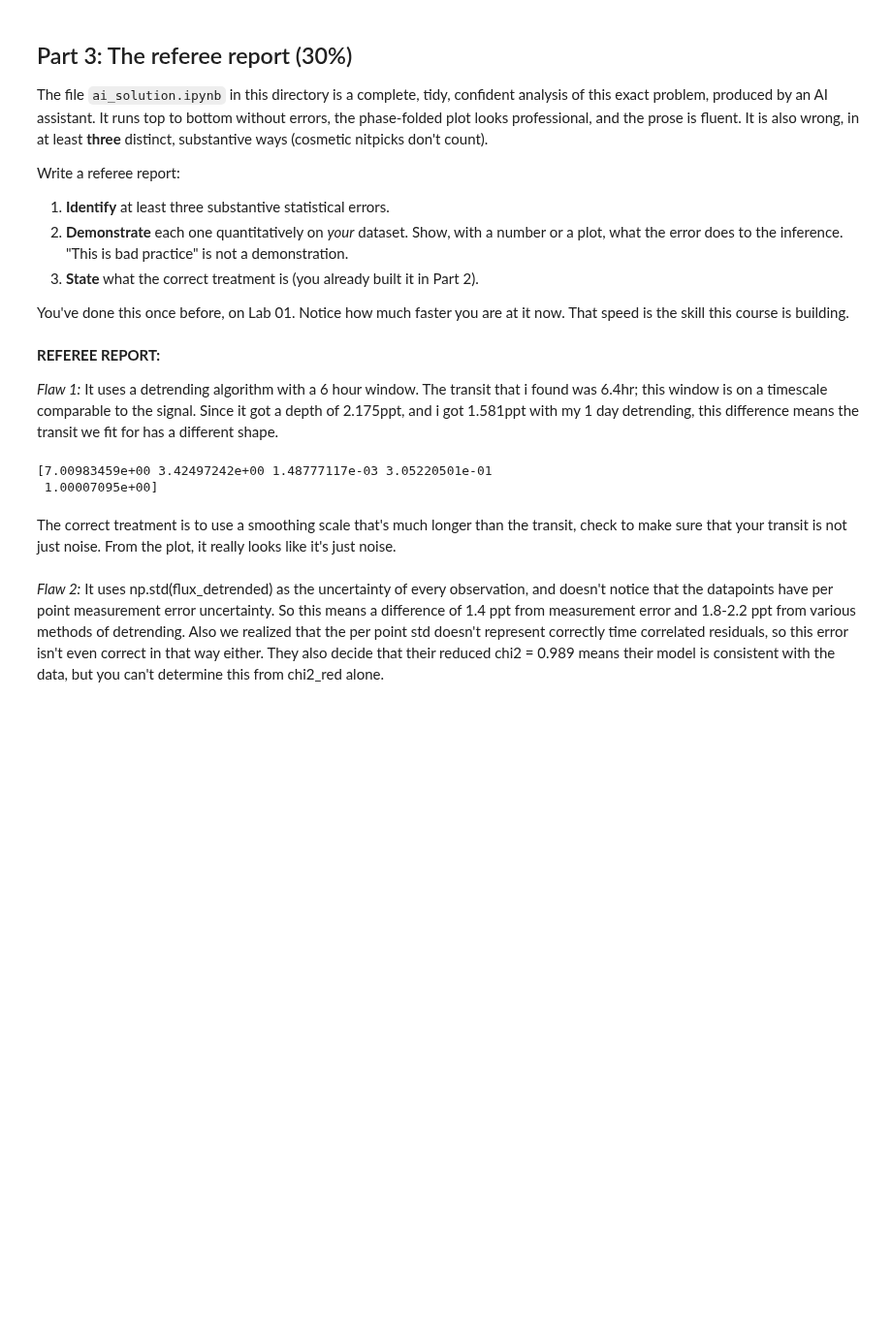
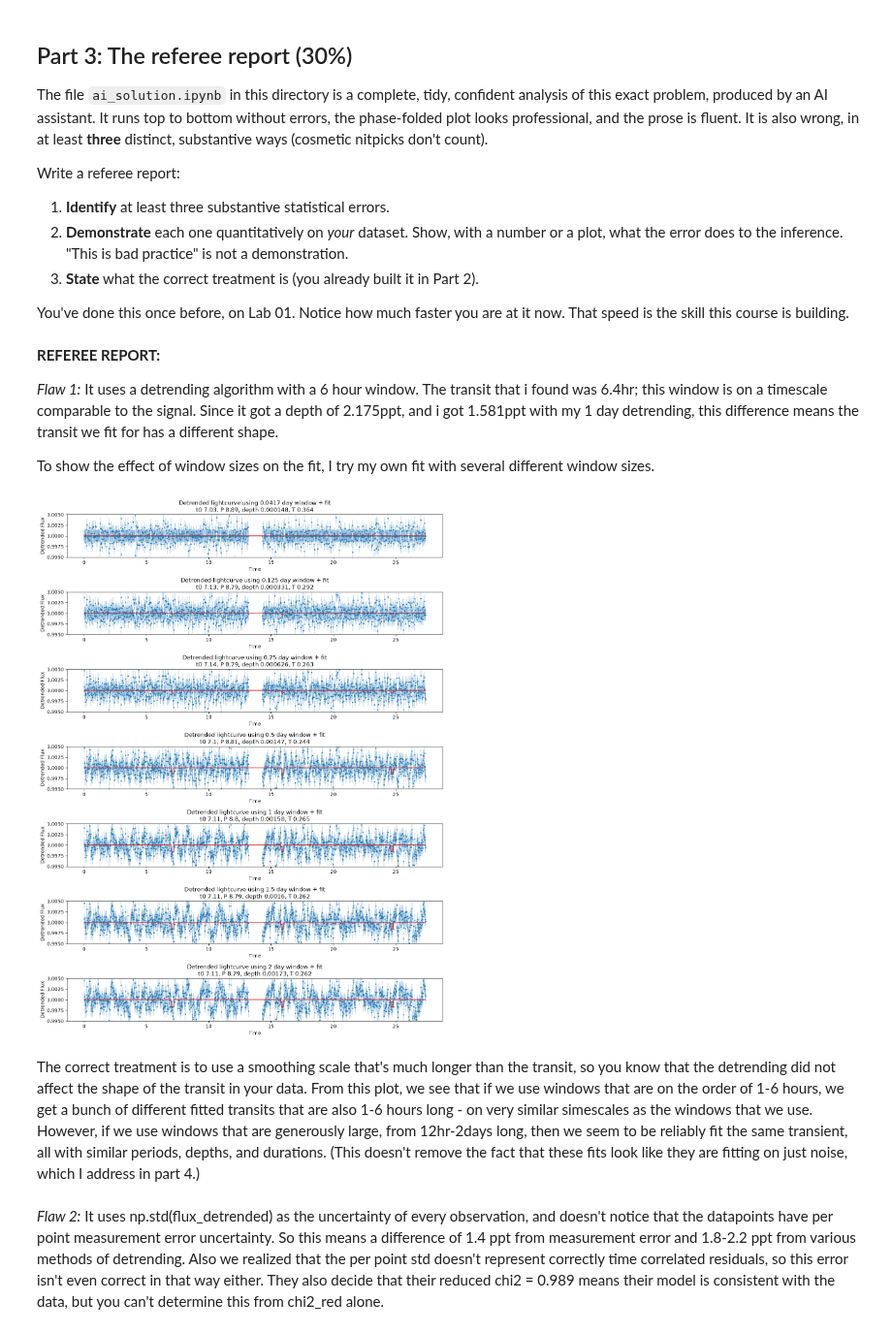
Before and after one commit to AustinMathison/ast457_2026_Fall, a Jupyter notebook: submissions/cmemery2/lab03.ipynb, the cells around one changed output. Shown at 97% size. Cells and saved outputs as stored; diff of their text form; code cells hidden in the pictures; blank space fills up the shorter version.

Commit message:
Accidentally forgot to commit the last part of of lab 3 last week

```diff
--- a/submissions/cmemery2/lab03.ipynb
+++ b/submissions/cmemery2/lab03.ipynb
@@ -576,20 +577,56 @@ That speed is the skill this course is building.
 
 *Flaw 1:*
 It uses a detrending algorithm with a 6 hour window. The transit that i found was 6.4hr; this window is on a timescale comparable to the signal. Since it got a depth of 2.175ppt, and i got 1.581ppt with my 1 day detrending, this difference means the transit we fit for has a different shape.
+
+To show the effect of window sizes on the fit, I try my own fit with several different window sizes.
 # %%
-# Part 3: demonstrations here
-x0 = np.array([7.1, 1.709070907090709*2, 0.001, 0.25, 1.0])
-res = fit_transit(x0)
 
-my_fit_param = res.x
-bad_fit_param = [7.52665873e+00, 8.81709466e+00, 2.17541245e-03, 8.88785699e-02, 9.99830310e-01]
+def neg2logL(theta):
+    t0, period, depth, duration, baseline = theta
+    model = transit_model(t, t0, period, depth, duration, baseline)
+    resid = flux_detrended - model
+    return np.sum(resid**2 / sigma_detrended**2 + np.log(sigma_detrended**2))
+def fit_transit(x0):
+    return minimize(neg2logL, x0=x0, method='Nelder-Mead',
+                    options={'xatol': 1e-8, 'fatol': 1e-8, 'maxiter': 5000})
+window_lengths = [1/24, 3/24, 6/24, 12/24, 1, 1.5, 2]
+fig, ax = plt.subplots(len(window_lengths), 1, figsize=(12, 16))
+for i, window_length in enumerate(window_lengths):
+    window = int(round(window_length / cadence))
+    if window % 2 == 0:
+        window += 1
+    trend = median_filter(flux,size=window,)
+    flux_detrended = flux /trend
+    sigma_detrended = sigma/trend
 
-print(my_fit_param)
+
+    x0 = np.array([7.1, 8.79, 0.001, 0.25, 1.0])
+    res = fit_transit(x0)
+    t0_fit, P_fit, depth_fit, T_fit, F0_fit = res.x
+    model_fit = transit_model(t, t0_fit, P_fit, depth_fit, T_fit, F0_fit)
+    residuals = flux_detrended - model_fit
+
+    phase = ((t - t0_fit + 0.5 * P_fit) % P_fit) - 0.5 * P_fit
+    phase_grid = np.linspace(-0.5, 0.5, 2000)
+    model_phase = transit_model(t0_fit + phase_grid, t0_fit, P_fit, depth_fit, T_fit, F0_fit)
+    model_phase2 = transit_model(t, t0_fit, P_fit, depth_fit, T_fit, F0_fit)
+
+
+
+    ax[i].errorbar(t, flux_detrended, yerr=sigma_detrended, fmt='.', ms=2, alpha=.25)
+    ax[i].scatter(t, flux_detrended, s=3)
+    ax[i].plot(t, model_phase2, color='tab:red')
+    ax[i].set_xlabel("Time")
+    ax[i].set_ylabel("Detrended Flux")
+    ax[i].set_title(f"Detrended lightcurve using {window_length:.3g} day window + fit\n"+\
+                    f"t0 {t0_fit:.3g}, P {P_fit:.3g}, depth {depth_fit:.3g}, T {T_fit:.3g}")
+    ax[i].set_ylim(0.995, 1.005)
+plt.tight_layout()
+plt.show()
 # %% [output]
-[7.00983459e+00 3.42497242e+00 1.48777117e-03 3.05220501e-01
- 1.00007095e+00]
+[figure, added]
 # %% [markdown]
-The correct treatment is to use a smoothing scale that's much longer than the transit, check to make sure that your transit is not just noise. From the plot, it really looks like it's just noise.
+The correct treatment is to use a smoothing scale that's much longer than the transit, so you know that the detrending did not affect the shape of the transit in your data. From this plot, we see that if we use windows that are on the order of 1-6 hours, we get a bunch of different fitted transits that are also 1-6 hours long - on very similar simescales as the windows that we use. However, if we use windows that are generously large, from 12hr-2days long, then we seem to be reliably fit the same transient, all with similar periods, depths, and durations. (This doesn't remove the fact that these fits look like they are fitting on just noise, which I address in part 4.)
 # %% [markdown]
 
 *Flaw 2:*
```
Also changed, not shown: parts of 10 cells of this notebook.
